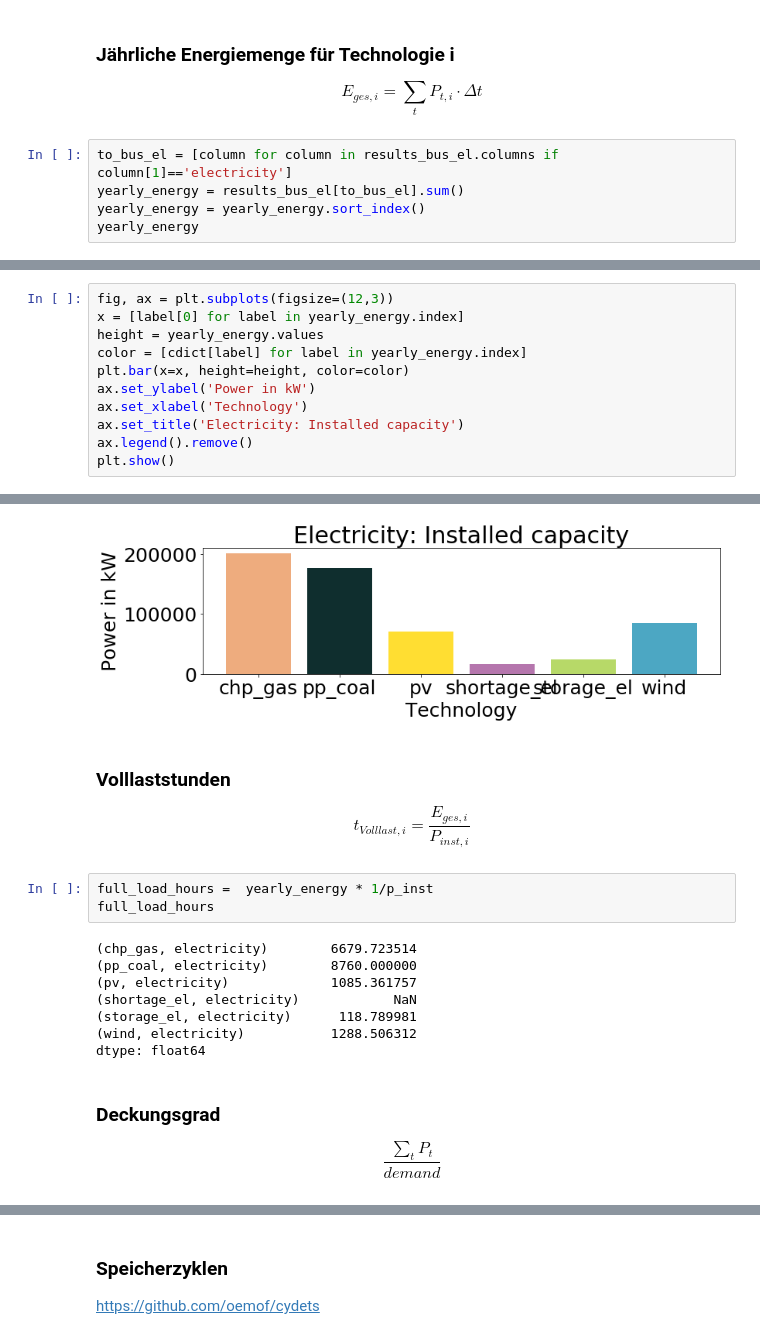
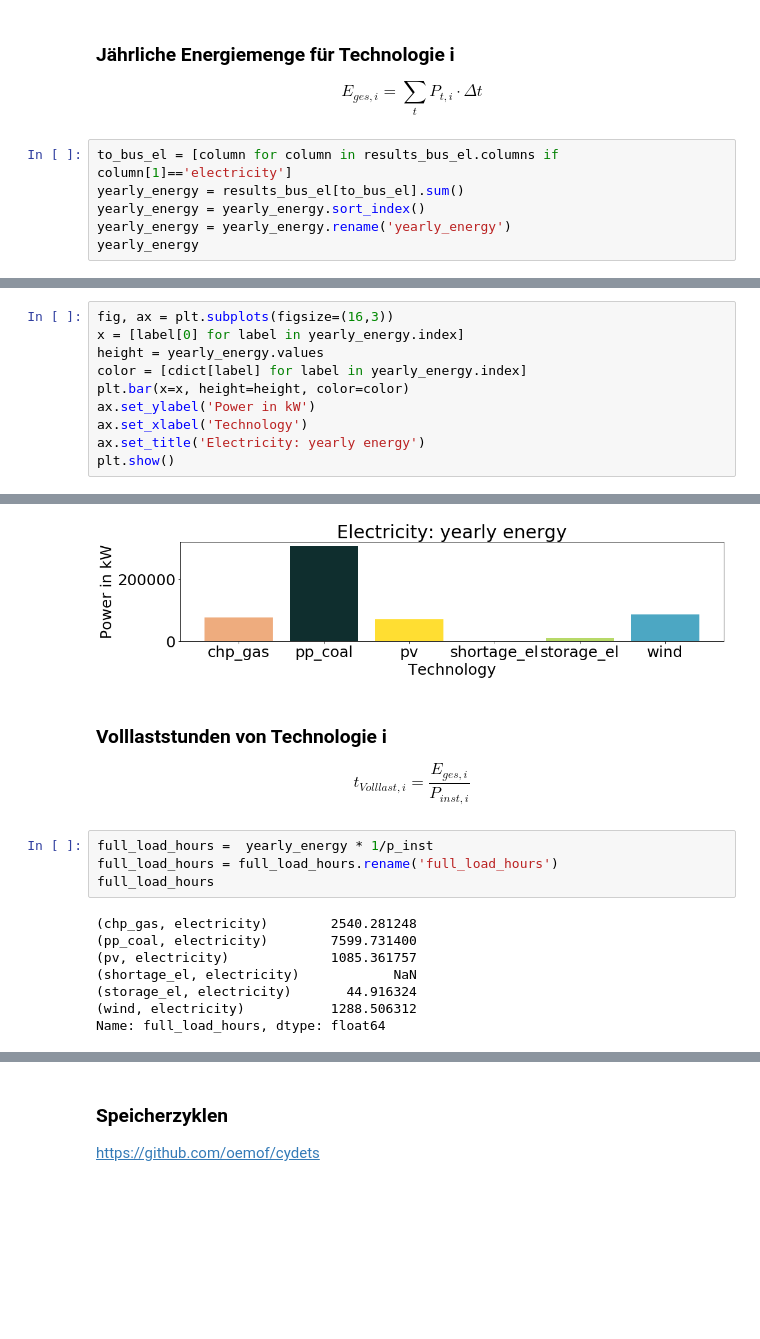
Before and after one commit to rl-institut/workshop, a Jupyter notebook: oemof/2_Beispiel_und_Uebung/2_Processing_results_and_plotting.ipynb, the cells around one changed output, grey strips where cells are left out. Cells and saved outputs as stored; diff of their text form; blank space fills up the shorter version.

```diff
--- a/oemof/2_Beispiel_und_Uebung/2_Processing_results_and_plotting.ipynb
+++ b/oemof/2_Beispiel_und_Uebung/2_Processing_results_and_plotting.ipynb
@@ -231,5 +231,6 @@ $$E_{ges,i} = \sum_t P_{t,i} \cdot \Delta t$$
 to_bus_el = [column for column in results_bus_el.columns if column[1]=='electricity']
 yearly_energy = results_bus_el[to_bus_el].sum()
 yearly_energy = yearly_energy.sort_index()
+yearly_energy = yearly_energy.rename('yearly_energy')
 yearly_energy
 # %% [output]
@@ -243,12 +244,11 @@ dtype: float64
 # %%
-fig, ax = plt.subplots(figsize=(12,3))
+fig, ax = plt.subplots(figsize=(16,3))
 x = [label[0] for label in yearly_energy.index]
 height = yearly_energy.values
 color = [cdict[label] for label in yearly_energy.index]
 plt.bar(x=x, height=height, color=color)
 ax.set_ylabel('Power in kW')
 ax.set_xlabel('Technology')
-ax.set_title('Electricity: Installed capacity')
-ax.legend().remove()
+ax.set_title('Electricity: yearly energy')
 plt.show()
 # %% [output]
@@ -256,18 +255,16 @@ WARNING:matplotlib.legend:No handles with labels found to put in legend.
-[figure, old version]
+[figure, new version]
 # %% [markdown]
-### Volllaststunden
+### Volllaststunden von Technologie i
 $$t_{Volllast, i} = \frac{E_{ges,i}}{P_{inst,i}}$$
 # %%
 full_load_hours =  yearly_energy * 1/p_inst
+full_load_hours = full_load_hours.rename('full_load_hours')
 full_load_hours
 # %% [output]
-(chp_gas, electricity)        6679.723514
-(pp_coal, electricity)        8760.000000
+(chp_gas, electricity)        2540.281248
+(pp_coal, electricity)        7599.731400
 (pv, electricity)             1085.361757
 (shortage_el, electricity)            NaN
-(storage_el, electricity)      118.789981
+(storage_el, electricity)       44.916324
 (wind, electricity)           1288.506312
-dtype: float64
+Name: full_load_hours, dtype: float64
-# %% [markdown]
-### Deckungsgrad
-$$\frac{\sum_t P_t}{demand}$$
```
Also changed, not shown: parts of 32 cells of this notebook.
